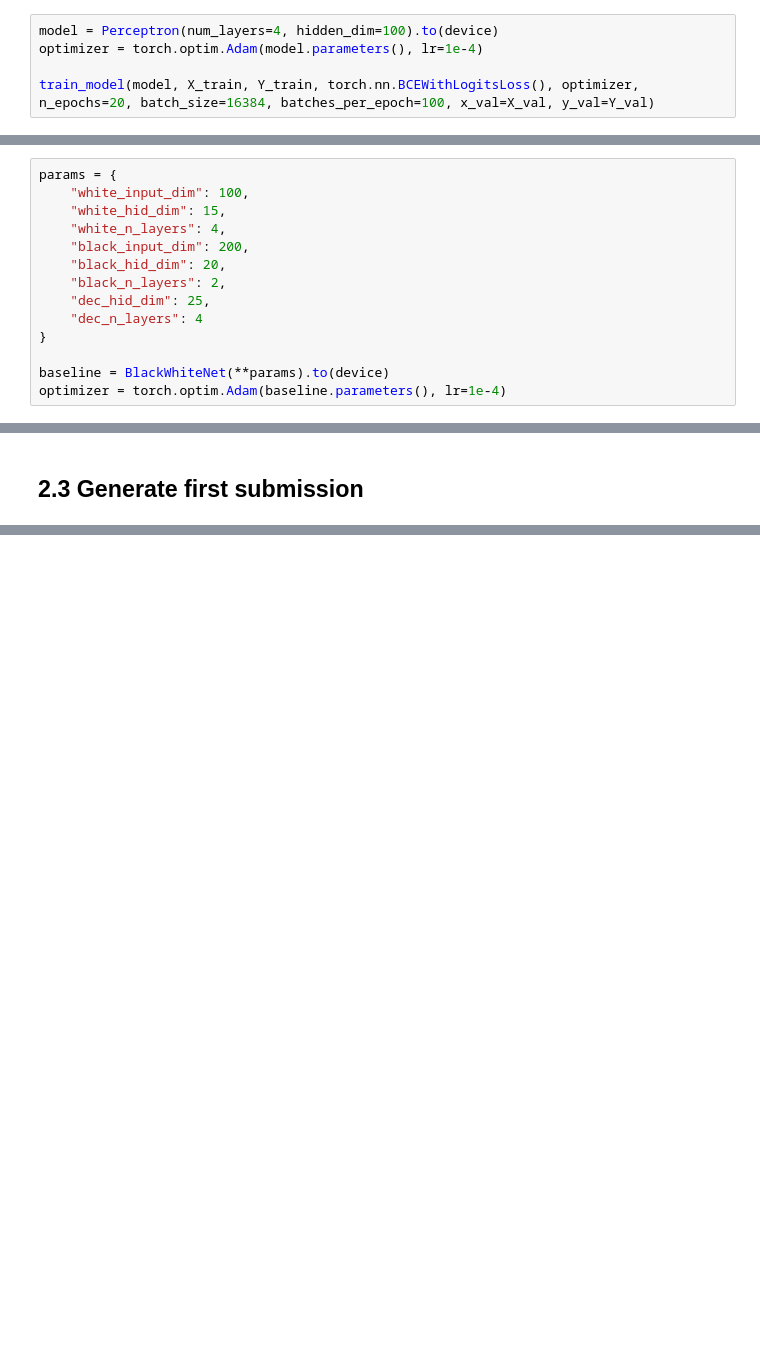
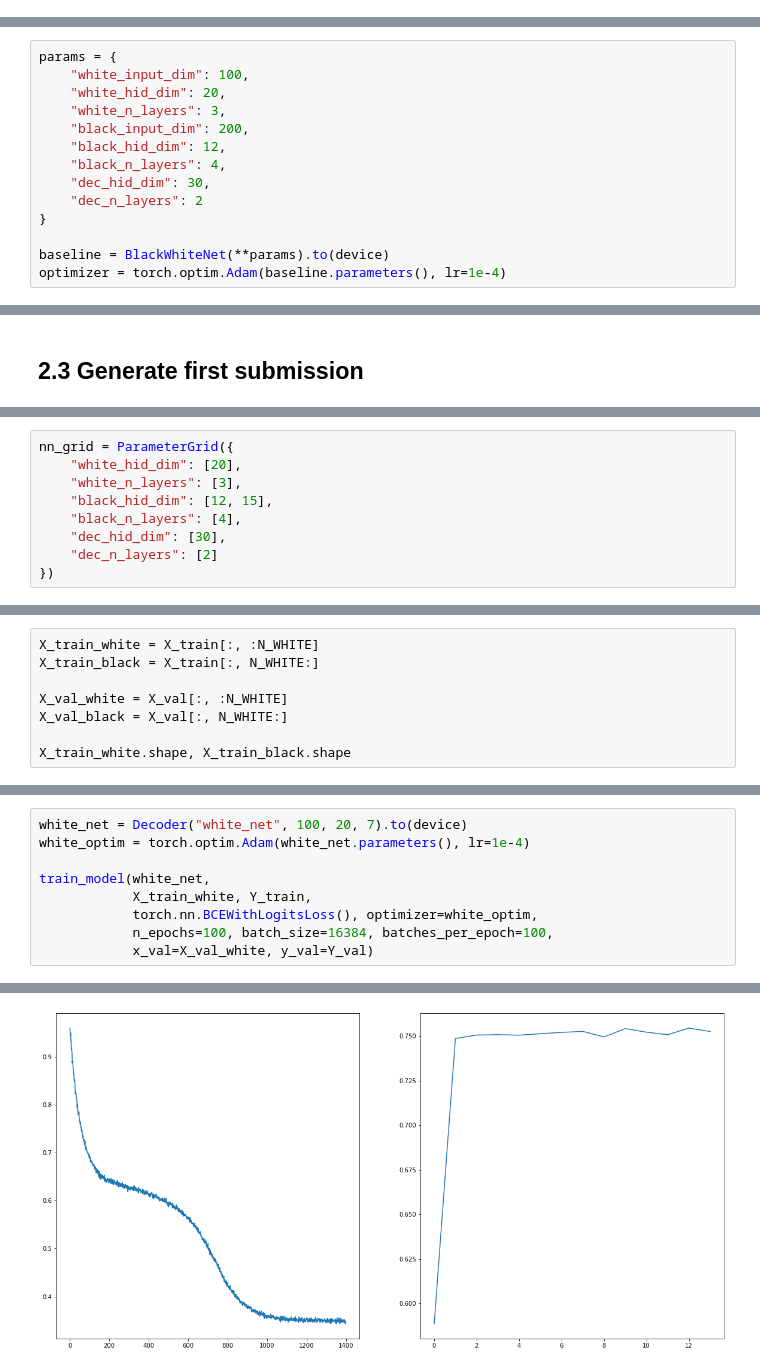
Before and after one commit to Sergey-Tkachenko/MachineLearningSeminars, a Jupyter notebook: hometask/hometask_kaggle/nn_pipeline.ipynb, the cells around one changed output, grey strips where cells are left out. Cells and saved outputs as stored; diff of their text form; blank space fills up the shorter version.

```diff
--- a/hometask/hometask_kaggle/nn_pipeline.ipynb
+++ b/hometask/hometask_kaggle/nn_pipeline.ipynb
@@ -171,8 +198,3 @@ Y_train = torch.FloatTensor(Y_train).unsqueeze(1)
 
 X_val = torch.Tensor(X_val)
 Y_val = torch.FloatTensor(Y_val).unsqueeze(1)
-# %%
-model = Perceptron(num_layers=4, hidden_dim=100).to(device)
-optimizer = torch.optim.Adam(model.parameters(), lr=1e-4)
-
-train_model(model, X_train, Y_train, torch.nn.BCEWithLogitsLoss(), optimizer, n_epochs=20, batch_size=16384, batches_per_epoch=100, x_val=X_val, y_val=Y_val)
@@ -276,13 +292,13 @@ class BlackWhiteNet(torch.nn.Module):
 # %%
 params = {
     "white_input_dim": 100,
-    "white_hid_dim": 15,
-    "white_n_layers": 4,
+    "white_hid_dim": 20,
+    "white_n_layers": 3,
     "black_input_dim": 200,
-    "black_hid_dim": 20,
-    "black_n_layers": 2,
-    "dec_hid_dim": 25,
-    "dec_n_layers": 4
+    "black_hid_dim": 12,
+    "black_n_layers": 4,
+    "dec_hid_dim": 30,
+    "dec_n_layers": 2
 }
 
 baseline = BlackWhiteNet(**params).to(device)
@@ -328,0 +325,9 @@ def generate_submission(model, threshold=0.5):
+# %%
+nn_grid = ParameterGrid({
+    "white_hid_dim": [20],
+    "white_n_layers": [3],
+    "black_hid_dim": [12, 15],
+    "black_n_layers": [4],
+    "dec_hid_dim": [30],
+    "dec_n_layers": [2]
+})
@@ -328,0 +396,8 @@ def generate_submission(model, threshold=0.5):
+# %%
+X_train_white = X_train[:, :N_WHITE]
+X_train_black = X_train[:, N_WHITE:]
+
+X_val_white = X_val[:, :N_WHITE]
+X_val_black = X_val[:, N_WHITE:]
+
+X_train_white.shape, X_train_black.shape
@@ -328,0 +406,10 @@ def generate_submission(model, threshold=0.5):
+# %%
+white_net = Decoder("white_net", 100, 20, 7).to(device)
+white_optim = torch.optim.Adam(white_net.parameters(), lr=1e-4)
+
+train_model(white_net,
+            X_train_white, Y_train,
+            torch.nn.BCEWithLogitsLoss(), optimizer=white_optim,
+            n_epochs=100, batch_size=16384, batches_per_epoch=100,
+            x_val=X_val_white, y_val=Y_val)
+# %% [output]
@@ -328,0 +419 @@ def generate_submission(model, threshold=0.5):
+[figure, added]
```
Also changed, not shown: parts of 23 cells of this notebook.
